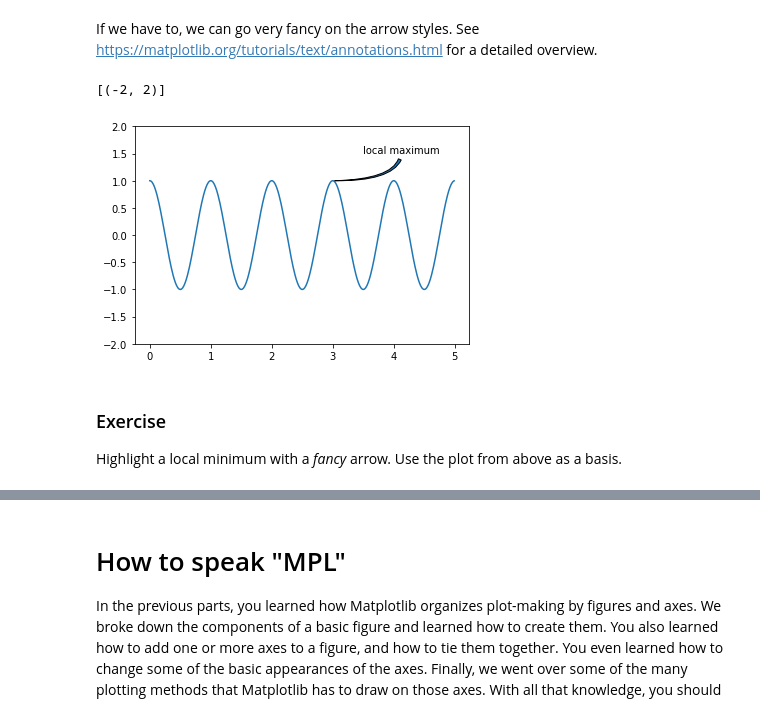
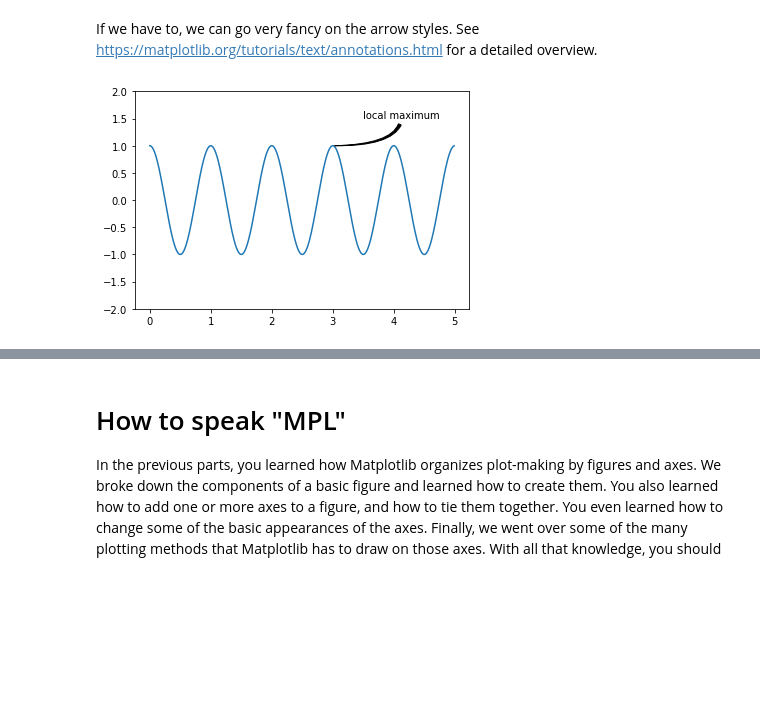
Before and after one commit to scientificprogrammingUOS/lectures, a Jupyter notebook: week06-Plotting_with_Matplotlib/lecture.ipynb, the cells around one changed output, grey strips where cells are left out. Saved outputs shown, nothing was run; the diff lists cells and outputs as text; code cells hidden in the pictures; blank space fills up the shorter version.

```diff
--- a/week06-Plotting_with_Matplotlib/lecture.ipynb
+++ b/week06-Plotting_with_Matplotlib/lecture.ipynb
@@ -826,22 +710,19 @@ If we have to, we can go very fancy on the arrow styles. See https://matplotlib.
 # %%
 fig, ax = plt.subplots()
 
 t = np.arange(0.0, 5.0, 0.01)
 s = np.cos(2*np.pi*t)
 
 # Plot a line and add some simple annotations
 line, = ax.plot(t, s)
 ax.annotate(
     'local maximum',
     xy=(3, 1),
     xytext=(3.5, 1.5),
-    arrowprops=dict(arrowstyle='wedge', connectionstyle="angle3")
+    arrowprops=dict(arrowstyle='wedge', connectionstyle="angle3", facecolor="black")
 )
 
 ax.set(ylim=(-2, 2))
+plt.show()
 # %% [output]
-[(-2, 2)]
-[figure, old version]
+[figure, new version]
-# %% [markdown]
-### Exercise
-Highlight a local minimum with a *fancy* arrow. Use the plot from above as a basis.
```
Also changed, not shown: parts of 121 cells of this notebook.
